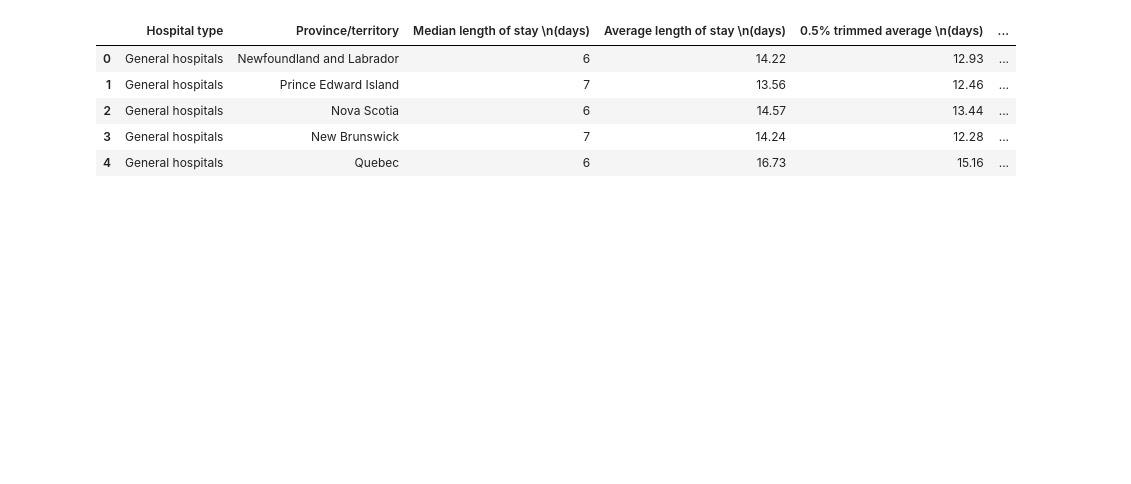
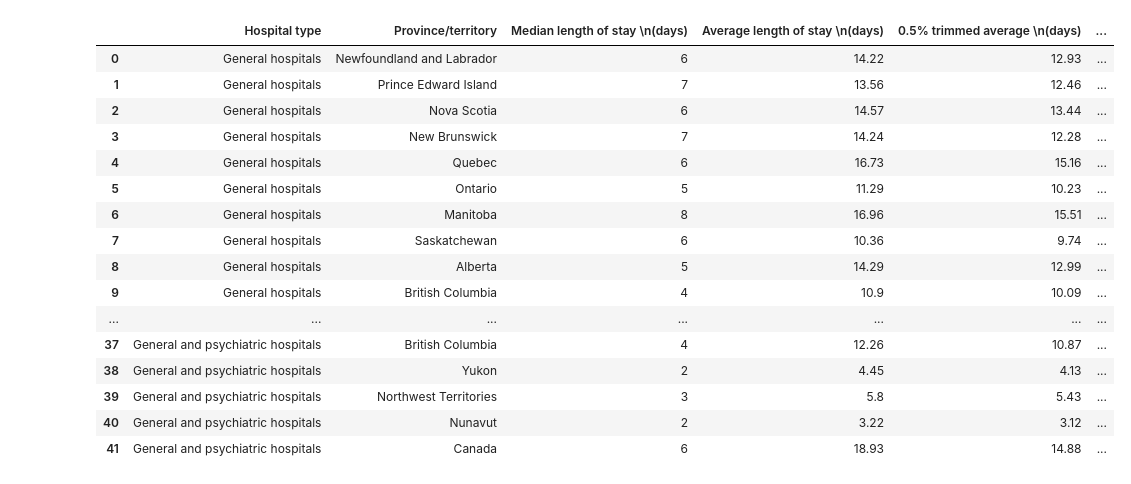
Before and after one commit to Jonpeters3/601_Project, a Jupyter notebook: 601_1_DreamTeam.ipynb, the cells around one changed output. Saved outputs shown, nothing was run; the diff lists cells and outputs as text; code cells hidden in the pictures; blank space fills up the shorter version.

```diff
--- a/601_1_DreamTeam.ipynb
+++ b/601_1_DreamTeam.ipynb
@@ -5,14 +32,26 @@ import matplotlib.pyplot as plt
 # %%
 MH = pd.read_excel("HMHDB_Mental_Health.xlsx", sheet_name="4 Combined LOS prov terr")
 MH.rename(columns=dict(MH.loc[3,]), inplace = True)
 MH = MH.iloc[4:46]
 MH.dropna(axis=1, inplace = True)
 MH.reset_index(drop = True, inplace = True)
-MH.head()
+MH['year'] = 2018
+MH
 # %% [output]
 |  | Hospital type | Province/territory | Median length of stay \n(days) | Average length of stay \n(days) | 0.5% trimmed average \n(days) | ... |
 | 0 | General hospitals | Newfoundland and Labrador | 6 | 14.22 | 12.93 | ... |
 | 1 | General hospitals | Prince Edward Island | 7 | 13.56 | 12.46 | ... |
 | 2 | General hospitals | Nova Scotia | 6 | 14.57 | 13.44 | ... |
 | 3 | General hospitals | New Brunswick | 7 | 14.24 | 12.28 | ... |
 | 4 | General hospitals | Quebec | 6 | 16.73 | 15.16 | ... |
+| 5 | General hospitals | Ontario | 5 | 11.29 | 10.23 | ... |
+| 6 | General hospitals | Manitoba | 8 | 16.96 | 15.51 | ... |
+| 7 | General hospitals | Saskatchewan | 6 | 10.36 | 9.74 | ... |
+| 8 | General hospitals | Alberta | 5 | 14.29 | 12.99 | ... |
+| 9 | General hospitals | British Columbia | 4 | 10.9 | 10.09 | ... |
+| ... | ... | ... | ... | ... | ... | ... |
+| 37 | General and psychiatric hospitals | British Columbia | 4 | 12.26 | 10.87 | ... |
+| 38 | General and psychiatric hospitals | Yukon | 2 | 4.45 | 4.13 | ... |
+| 39 | General and psychiatric hospitals | Northwest Territories | 3 | 5.8 | 5.43 | ... |
+| 40 | General and psychiatric hospitals | Nunavut | 2 | 3.22 | 3.12 | ... |
+| 41 | General and psychiatric hospitals | Canada | 6 | 18.93 | 14.88 | ... |
```
Also changed, not shown: parts of 1 cell of this notebook, 1 other file.
